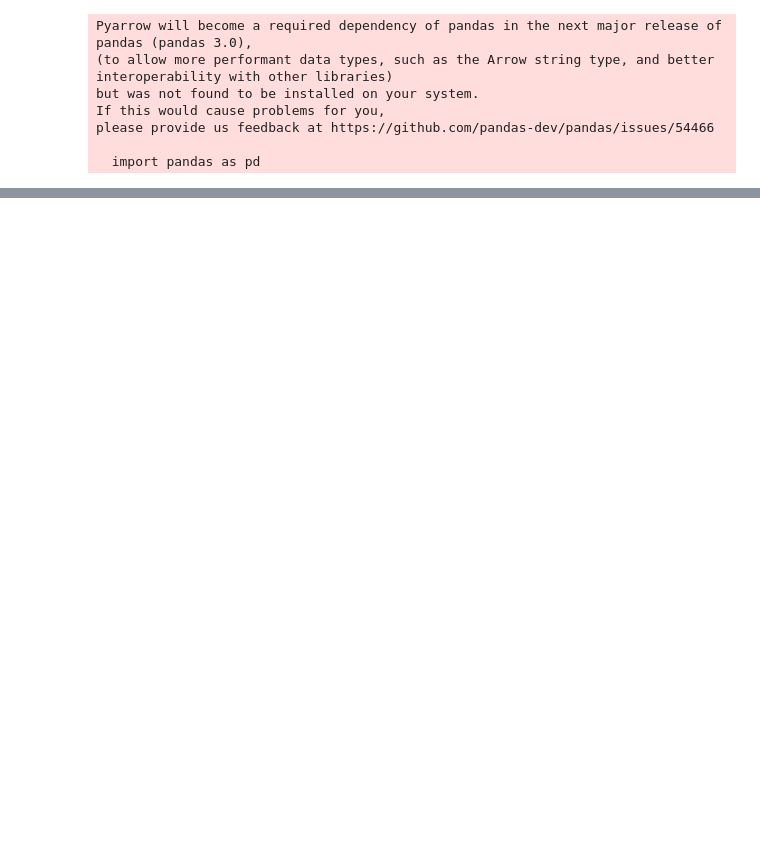
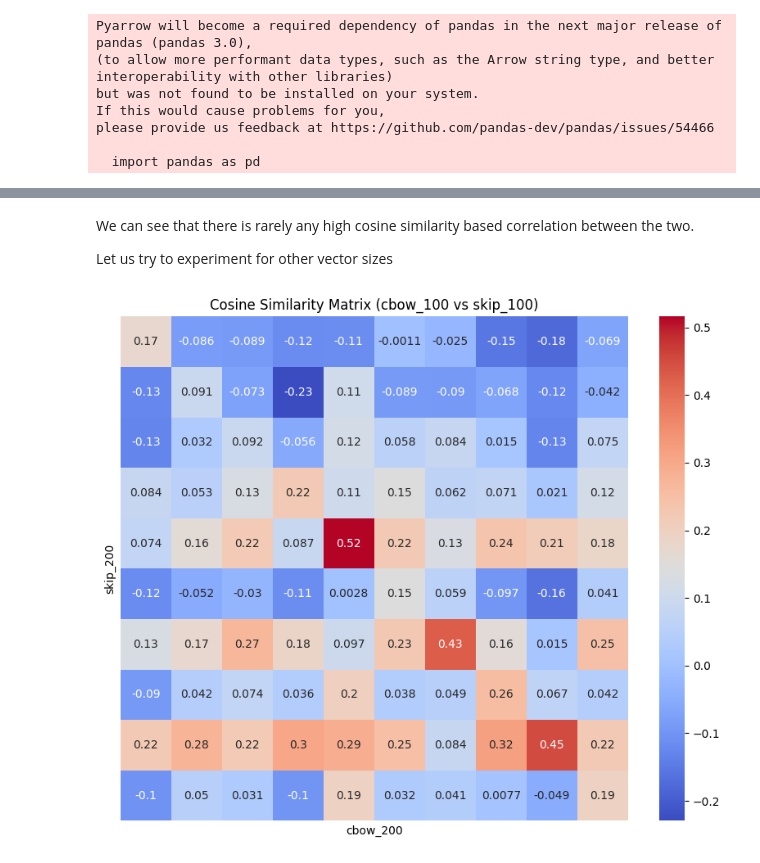
Before and after one commit to snowclipsed/CS6120, a Jupyter notebook: Assignments/A3/A3_implementation_team.ipynb, the cells around one changed output, grey strips where cells are left out. Drawn from its saved outputs; the diff is of its cells as text; code cells hidden in the pictures; blank space fills up the shorter version.

```diff
--- a/Assignments/A3/A3_implementation_team.ipynb
+++ b/Assignments/A3/A3_implementation_team.ipynb
@@ -65,0 +184,18 @@ len(data.text_vec[0])
+# %% [markdown]
+We can see that there is rarely any high cosine similarity based correlation between the two.
+
+
+Let us try to experiment for other vector sizes
+# %%
+
+cos_sim_matrix = cosine_similarity(data['cbow_200'][3000:3010].tolist(), data['skip_200'][3000:3010].tolist())
+
+
+plt.figure(figsize=(10, 8))
+sns.heatmap(cos_sim_matrix, annot=True, cmap='coolwarm', xticklabels=False, yticklabels=False)
+plt.title('Cosine Similarity Matrix (cbow_100 vs skip_100)')
+plt.xlabel('cbow_200')
+plt.ylabel('skip_200')
+plt.show()
+# %% [output]
+[figure, added]
```
Also changed, not shown: parts of 30 cells of this notebook.
